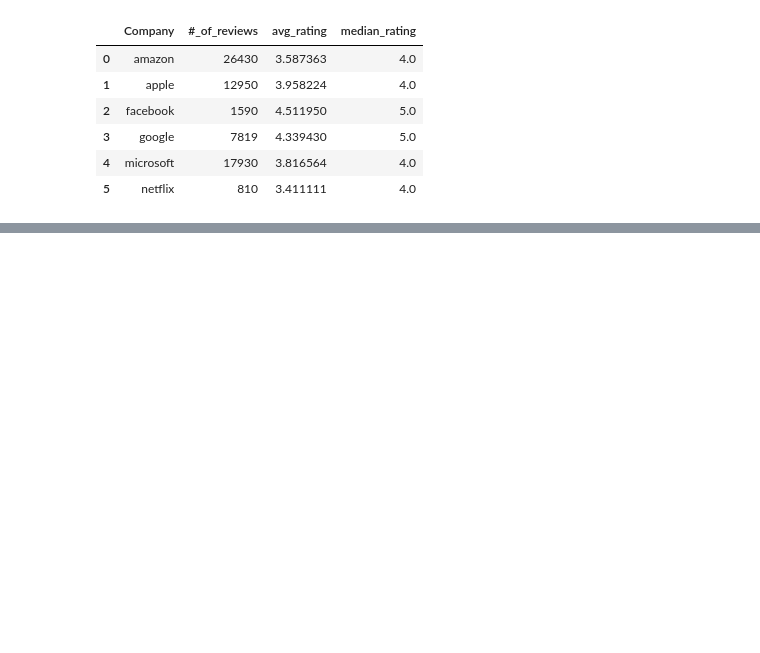
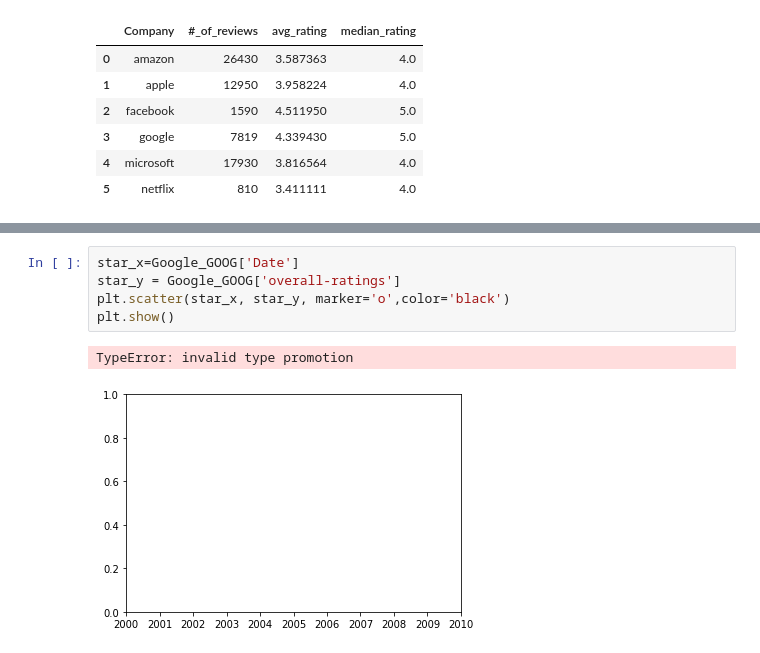
Before and after one commit to annabl38/Project_1, a Jupyter notebook: Company_stuff.Kim.ipynb, the cells around one changed output, grey strips where cells are left out. Cells and saved outputs as stored; diff of their text form; blank space fills up the shorter version.

```diff
--- a/Company_stuff.Kim.ipynb
+++ b/Company_stuff.Kim.ipynb
@@ -128,0 +166,8 @@ Amazon_AMZN.dropna()
+# %%
+star_x=Google_GOOG['Date']
+star_y = Google_GOOG['overall-ratings']
+plt.scatter(star_x, star_y, marker='o',color='black')
+plt.show()
+# %% [output]
+TypeError: invalid type promotion
+[figure, added]
```
Also changed, not shown: parts of 13 cells of this notebook.
